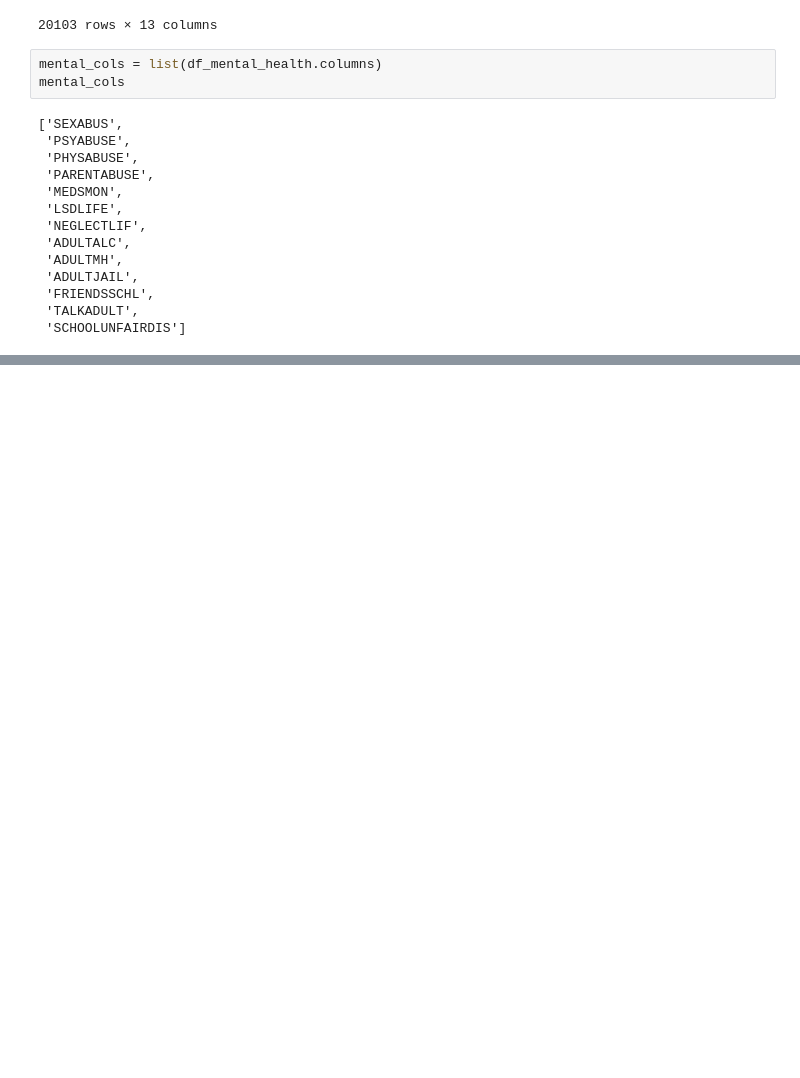
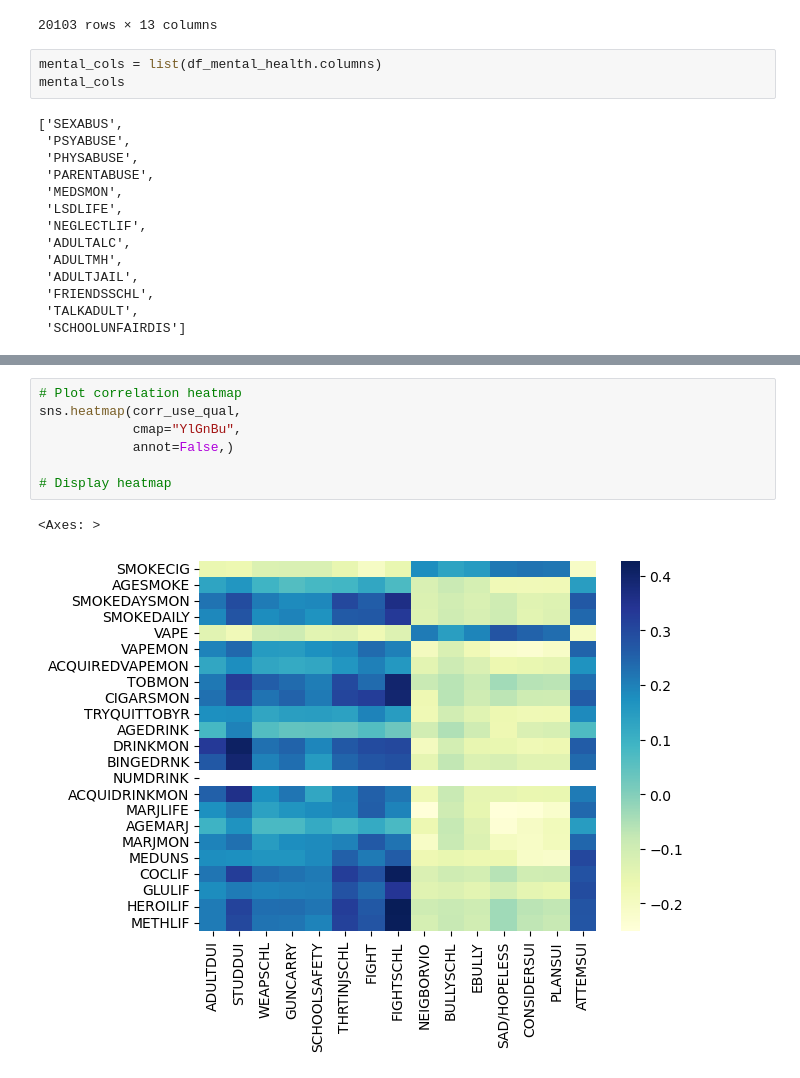
Before and after one commit to agorricho/TAG_Data_Challenge_2025, a Jupyter notebook: strdata/XXHq2023.ipynb, the cells around one changed output, grey strips where cells are left out. Drawn from its saved outputs; the diff is of its cells as text; blank space fills up the shorter version.

```diff
--- a/strdata/XXHq2023.ipynb
+++ b/strdata/XXHq2023.ipynb
@@ -179,3 +180,13 @@ corr_use_qual
 | GLULIF | 0.180031 | 0.209679 | 0.196837 | 0.201854 | 0.202915 | 0.279561 | 0.239209 | 0.338071 | -0.133857 | ... |
 | HEROILIF | 0.209790 | 0.313025 | 0.228709 | 0.233978 | 0.220534 | 0.323066 | 0.268865 | 0.427024 | -0.095988 | ... |
 | METHLIF | 0.209496 | 0.300660 | 0.222432 | 0.219712 | 0.195651 | 0.315378 | 0.276961 | 0.424266 | -0.110393 | ... |
+# %%
+# Plot correlation heatmap
+sns.heatmap(corr_use_qual,
+            cmap="YlGnBu",
+            annot=False,)
+
+# Display heatmap
+# %% [output]
+<Axes: >
+[figure, added]
```
Also changed, not shown: parts of 4 cells of this notebook, 9 other files.
